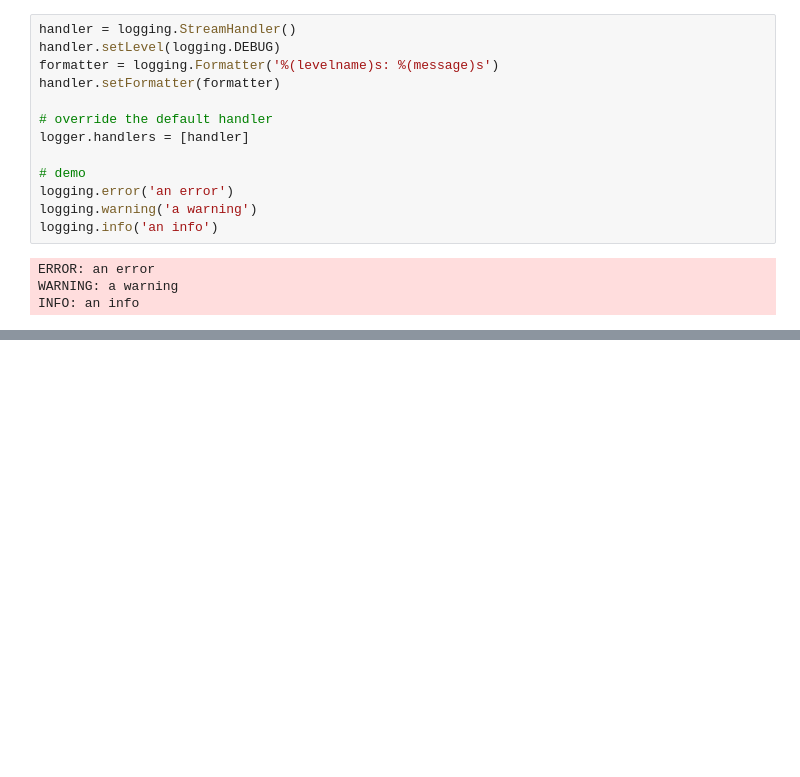
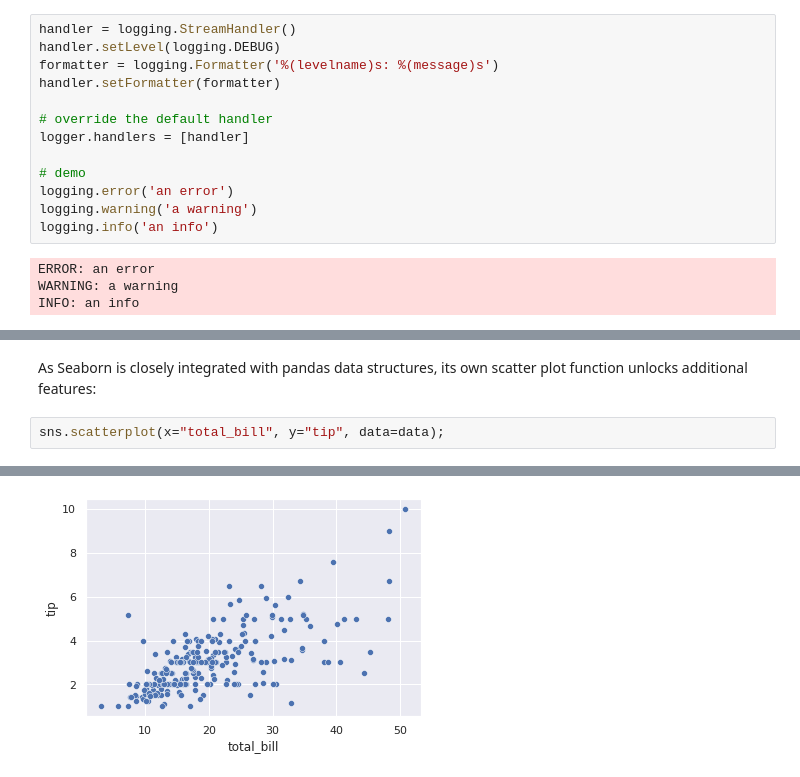
Before and after one commit to steffiland/jupyter-notes, a Jupyter notebook: demos/Introduction.ipynb, the cells around one changed output, grey strips where cells are left out. Cells and saved outputs as stored; diff of their text form; blank space fills up the shorter version.

```diff
--- a/demos/Introduction.ipynb
+++ b/demos/Introduction.ipynb
@@ -138,0 +276,5 @@ INFO: an info
+# %% [markdown]
+As Seaborn is closely integrated with pandas data structures, its own scatter plot function unlocks additional features:
+# %%
+sns.scatterplot(x="total_bill", y="tip", data=data);
+# %% [output]
@@ -138,0 +298 @@ INFO: an info
+[figure, added]
```
Also changed, not shown: parts of 51 cells of this notebook, 6 other files.
